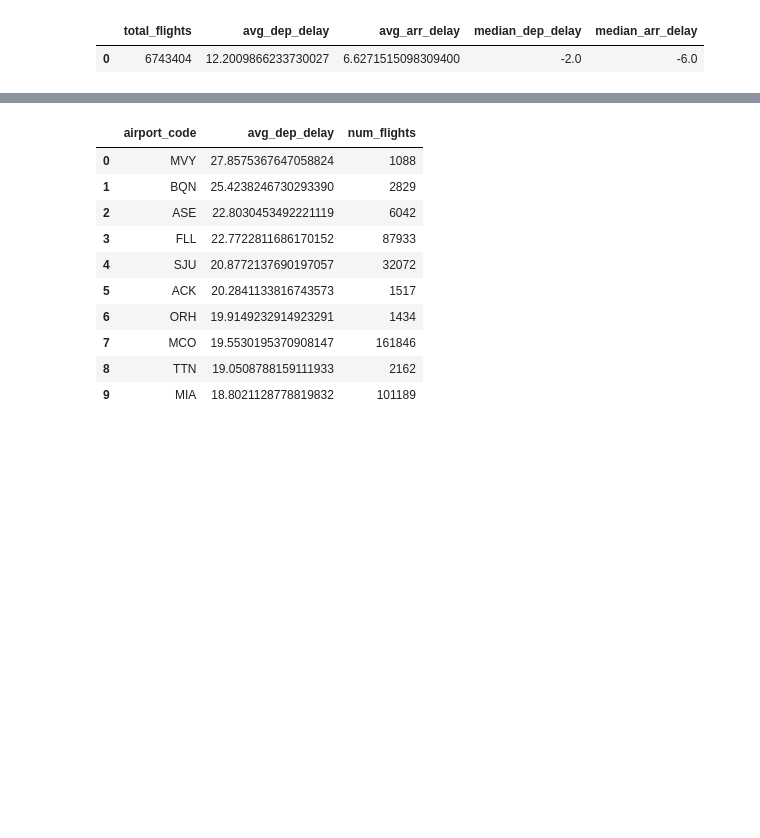
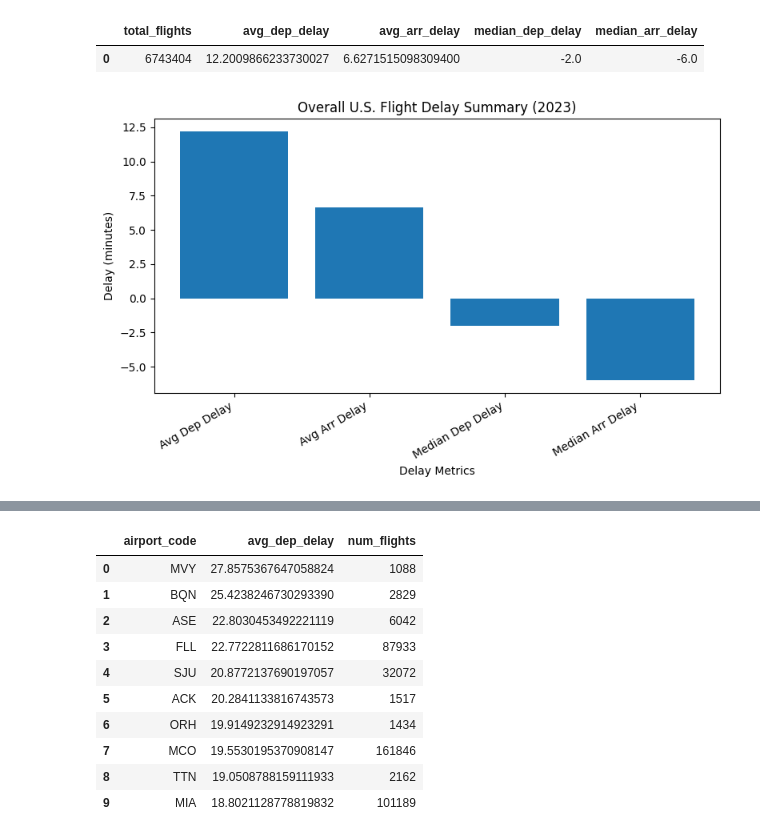
Before and after one commit to OmNai12/SQL-Project, a Jupyter notebook: main.ipynb, the cells around one changed output, grey strips where cells are left out. Saved outputs shown, nothing was run; the diff lists cells and outputs as text; code cells hidden in the pictures; blank space fills up the shorter version.

Commit message:
Added the matplot libs visualisation

```diff
--- a/main.ipynb
+++ b/main.ipynb
@@ -631,6 +631,31 @@ df_overall
 # %% [output]
 |  | total_flights | avg_dep_delay | avg_arr_delay | median_dep_delay | median_arr_delay |
 | 0 | 6743404 | 12.2009866233730027 | 6.6271515098309400 | -2.0 | -6.0 |
+# %%
+import matplotlib.pyplot as plt
+
+# Extract values from the DataFrame
+avg_dep = df_overall["avg_dep_delay"].iloc[0]
+avg_arr = df_overall["avg_arr_delay"].iloc[0]
+med_dep = df_overall["median_dep_delay"].iloc[0]
+med_arr = df_overall["median_arr_delay"].iloc[0]
+
+metrics = ["Avg Dep Delay", "Avg Arr Delay", "Median Dep Delay", "Median Arr Delay"]
+values = [avg_dep, avg_arr, med_dep, med_arr]
+
+# Plot
+plt.figure(figsize=(8,5))
+plt.bar(metrics, values)
+
+plt.title("Overall U.S. Flight Delay Summary (2023)")
+plt.ylabel("Delay (minutes)")
+plt.xlabel("Delay Metrics")
+
+plt.xticks(rotation=30, ha='right')
+plt.tight_layout()
+plt.show()
+# %% [output]
+[figure, added]
 # %% [markdown]
 <!-- 2) Top 10 departure airports by average delay -->
 # %%
```
Also changed, not shown: parts of 19 cells of this notebook.
